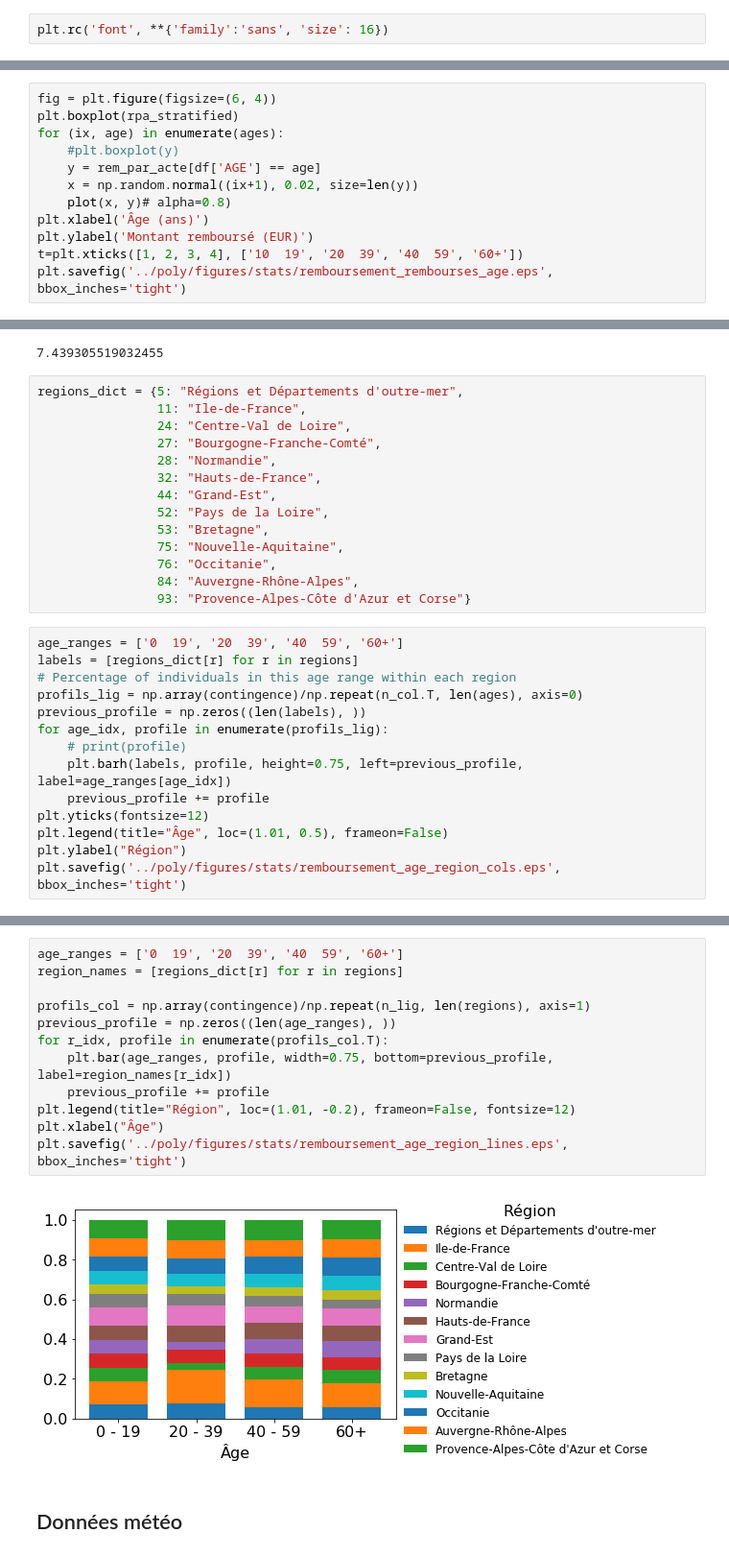
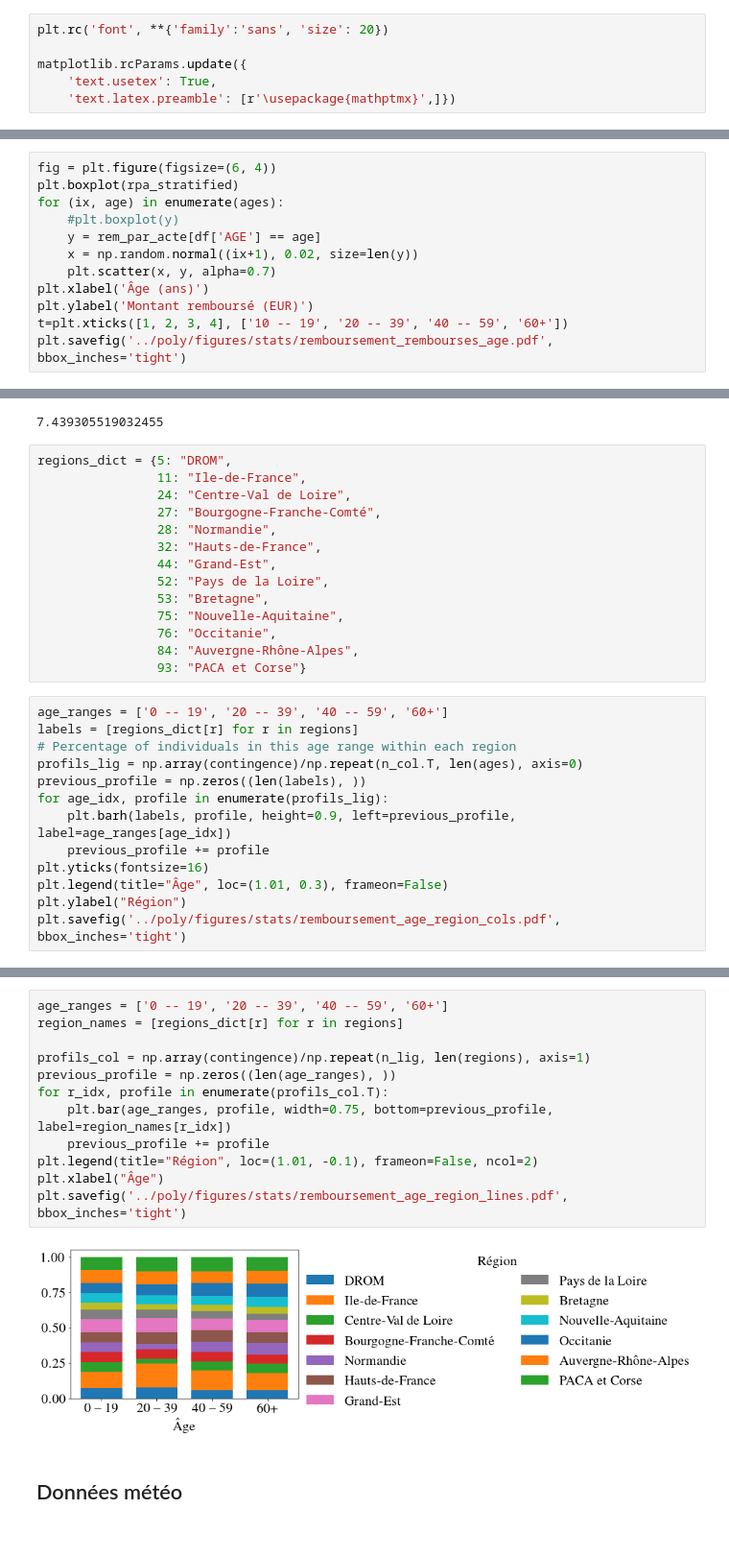
Before and after one commit to chagaz/sdd_2020, a Jupyter notebook: notebooks/Statistique descriptive.ipynb, the cells around one changed output, grey strips where cells are left out. Shown at 96% size. Drawn from its saved outputs; the diff is of its cells as text.

```diff
--- a/notebooks/Statistique descriptive.ipynb
+++ b/notebooks/Statistique descriptive.ipynb
@@ -7,6 +6,10 @@ Using matplotlib backend: Qt5Agg
 Populating the interactive namespace from numpy and matplotlib
 # %%
-plt.rc('font', **{'family':'sans', 'size': 16})
+plt.rc('font', **{'family':'sans', 'size': 20})
+
+matplotlib.rcParams.update({
+    'text.usetex': True,
+    'text.latex.preamble': [r'\usepackage{mathptmx}',]})
 # %%
 import pandas as pd
 # %%
@@ -187,9 +185,9 @@ for (ix, age) in enumerate(ages):
     #plt.boxplot(y)
     y = rem_par_acte[df['AGE'] == age]
     x = np.random.normal((ix+1), 0.02, size=len(y))
-    plot(x, y)# alpha=0.8)
+    plt.scatter(x, y, alpha=0.7)
 plt.xlabel('Âge (ans)')
 plt.ylabel('Montant remboursé (EUR)')
-t=plt.xticks([1, 2, 3, 4], ['10 ­ 19', '20 ­ 39', '40 ­ 59', '60+'])
-plt.savefig('../poly/figures/stats/remboursement_rembourses_age.eps', bbox_inches='tight')
+t=plt.xticks([1, 2, 3, 4], ['10 -- 19', '20 -- 39', '40 -- 59', '60+'])
+plt.savefig('../poly/figures/stats/remboursement_rembourses_age.pdf', bbox_inches='tight')
 # %% [output]
@@ -334,7 +332,7 @@ np.sum((contingence - expected)**2/expected)
 # %% [output]
 7.439305519032455
 # %%
-regions_dict = {5: "Régions et Départements d'outre-mer",
+regions_dict = {5: "DROM",
                 11: "Ile-de-France",
                 24: "Centre-Val de Loire",
                 27: "Bourgogne-Franche-Comté",
@@ -346,19 +344,18 @@ regions_dict = {5: "Régions et Départements d'outre-mer",
                 75: "Nouvelle-Aquitaine",
                 76: "Occitanie",
                 84: "Auvergne-Rhône-Alpes",
-                93: "Provence-Alpes-Côte d'Azur et Corse"}
+                93: "PACA et Corse"}
 # %%
-age_ranges = ['0 ­ 19', '20 ­ 39', '40 ­ 59', '60+']
+age_ranges = ['0 -- 19', '20 -- 39', '40 -- 59', '60+']
 labels = [regions_dict[r] for r in regions]
 # Percentage of individuals in this age range within each region
 profils_lig = np.array(contingence)/np.repeat(n_col.T, len(ages), axis=0)
 previous_profile = np.zeros((len(labels), ))
 for age_idx, profile in enumerate(profils_lig):
-    # print(profile)
-    plt.barh(labels, profile, height=0.75, left=previous_profile, label=age_ranges[age_idx])
+    plt.barh(labels, profile, height=0.9, left=previous_profile, label=age_ranges[age_idx])
     previous_profile += profile
-plt.yticks(fontsize=12)
-plt.legend(title="Âge", loc=(1.01, 0.5), frameon=False)
+plt.yticks(fontsize=16)
+plt.legend(title="Âge", loc=(1.01, 0.3), frameon=False)
 plt.ylabel("Région")
-plt.savefig('../poly/figures/stats/remboursement_age_region_cols.eps', bbox_inches='tight')
+plt.savefig('../poly/figures/stats/remboursement_age_region_cols.pdf', bbox_inches='tight')
 # %% [output]
@@ -366,17 +363,17 @@ plt.savefig('../poly/figures/stats/remboursement_age_region_cols.eps', bbox_inch
 # %%
-age_ranges = ['0 ­ 19', '20 ­ 39', '40 ­ 59', '60+']
+age_ranges = ['0 -- 19', '20 -- 39', '40 -- 59', '60+']
 region_names = [regions_dict[r] for r in regions]
 
 profils_col = np.array(contingence)/np.repeat(n_lig, len(regions), axis=1)
 previous_profile = np.zeros((len(age_ranges), ))
 for r_idx, profile in enumerate(profils_col.T):
     plt.bar(age_ranges, profile, width=0.75, bottom=previous_profile, label=region_names[r_idx])
     previous_profile += profile
-plt.legend(title="Région", loc=(1.01, -0.2), frameon=False, fontsize=12)
+plt.legend(title="Région", loc=(1.01, -0.1), frameon=False, ncol=2)
 plt.xlabel("Âge")
-plt.savefig('../poly/figures/stats/remboursement_age_region_lines.eps', bbox_inches='tight')
+plt.savefig('../poly/figures/stats/remboursement_age_region_lines.pdf', bbox_inches='tight')
 # %% [output]
-[figure, old version]
+[figure, new version]
 # %% [markdown]
 ## Données météo
 # %%
```
Also changed, not shown: parts of 27 cells of this notebook, 6 other files.
